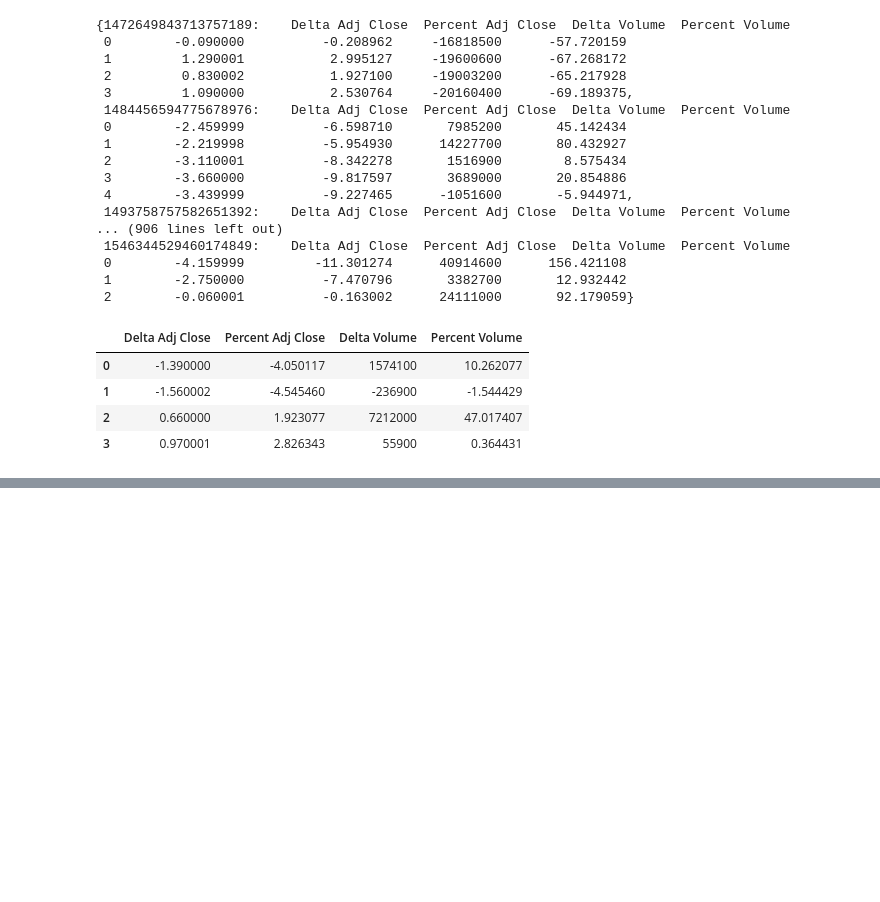
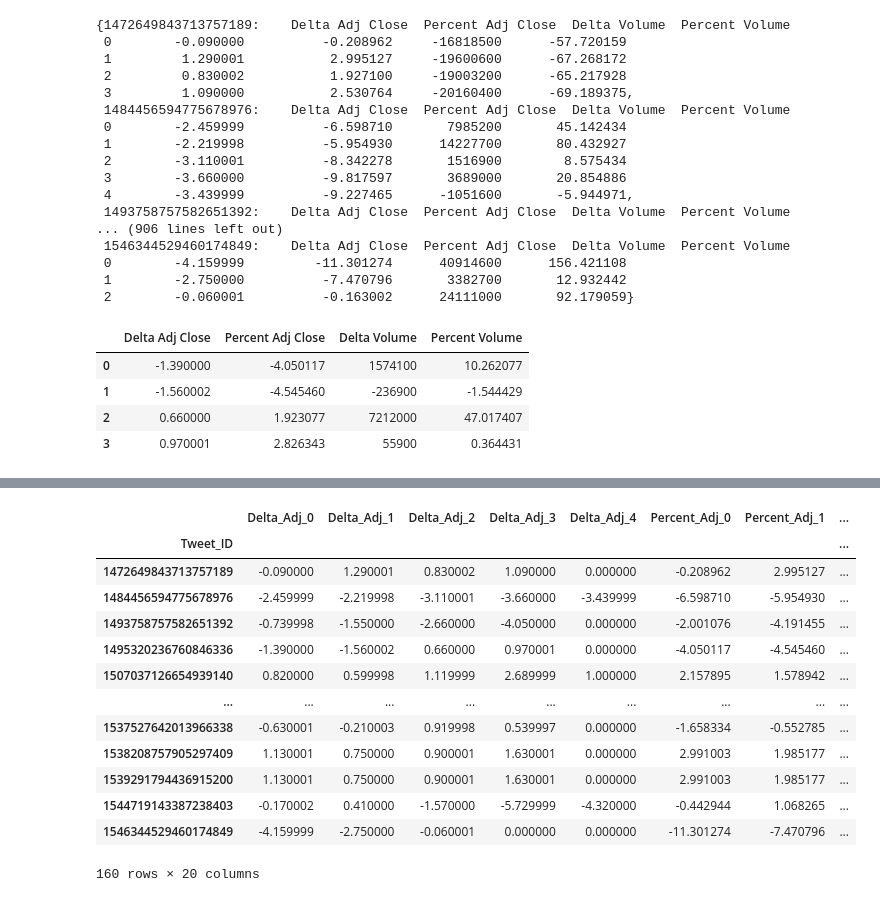
Before and after one commit to VanAntworth/To-The-Moon, a Jupyter notebook: Tamara/Twitter_analysis.ipynb, the cells around one changed output, grey strips where cells are left out. Cells and saved outputs as stored; diff of their text form; code cells hidden in the pictures; blank space fills up the shorter version.

Commit message:
delta model update 2

```diff
--- a/Tamara/Twitter_analysis.ipynb
+++ b/Tamara/Twitter_analysis.ipynb
@@ -715,0 +740,18 @@ start_date_df
+# %%
+deltas_df.set_index('Tweet_ID', inplace=True)
+deltas_df
+# %% [output]
+|  | Delta_Adj_0 | Delta_Adj_1 | Delta_Adj_2 | Delta_Adj_3 | Delta_Adj_4 | Percent_Adj_0 | Percent_Adj_1 | ... |
+| Tweet_ID |  |  |  |  |  |  |  | ... |
+| 1472649843713757189 | -0.090000 | 1.290001 | 0.830002 | 1.090000 | 0.000000 | -0.208962 | 2.995127 | ... |
+| 1484456594775678976 | -2.459999 | -2.219998 | -3.110001 | -3.660000 | -3.439999 | -6.598710 | -5.954930 | ... |
+| 1493758757582651392 | -0.739998 | -1.550000 | -2.660000 | -4.050000 | 0.000000 | -2.001076 | -4.191455 | ... |
+| 1495320236760846336 | -1.390000 | -1.560002 | 0.660000 | 0.970001 | 0.000000 | -4.050117 | -4.545460 | ... |
+| 1507037126654939140 | 0.820000 | 0.599998 | 1.119999 | 2.689999 | 1.000000 | 2.157895 | 1.578942 | ... |
+| ... | ... | ... | ... | ... | ... | ... | ... | ... |
+| 1537527642013966338 | -0.630001 | -0.210003 | 0.919998 | 0.539997 | 0.000000 | -1.658334 | -0.552785 | ... |
+| 1538208757905297409 | 1.130001 | 0.750000 | 0.900001 | 1.630001 | 0.000000 | 2.991003 | 1.985177 | ... |
+| 1539291794436915200 | 1.130001 | 0.750000 | 0.900001 | 1.630001 | 0.000000 | 2.991003 | 1.985177 | ... |
+| 1544719143387238403 | -0.170002 | 0.410000 | -1.570000 | -5.729999 | -4.320000 | -0.442944 | 1.068265 | ... |
+| 1546344529460174849 | -4.159999 | -2.750000 | -0.060001 | 0.000000 | 0.000000 | -11.301274 | -7.470796 | ... |
+160 rows × 20 columns
```
Also changed, not shown: parts of 8 cells of this notebook.
